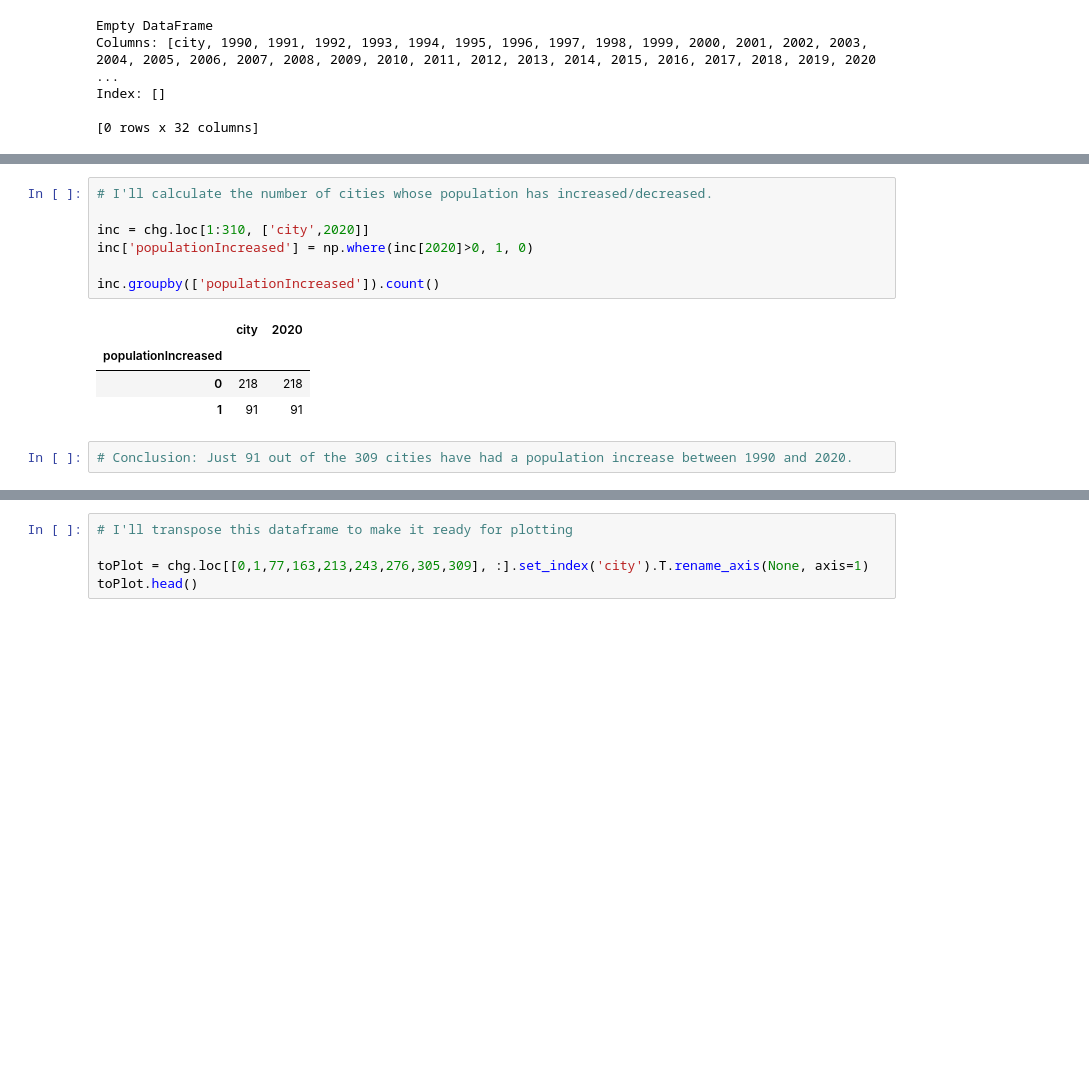
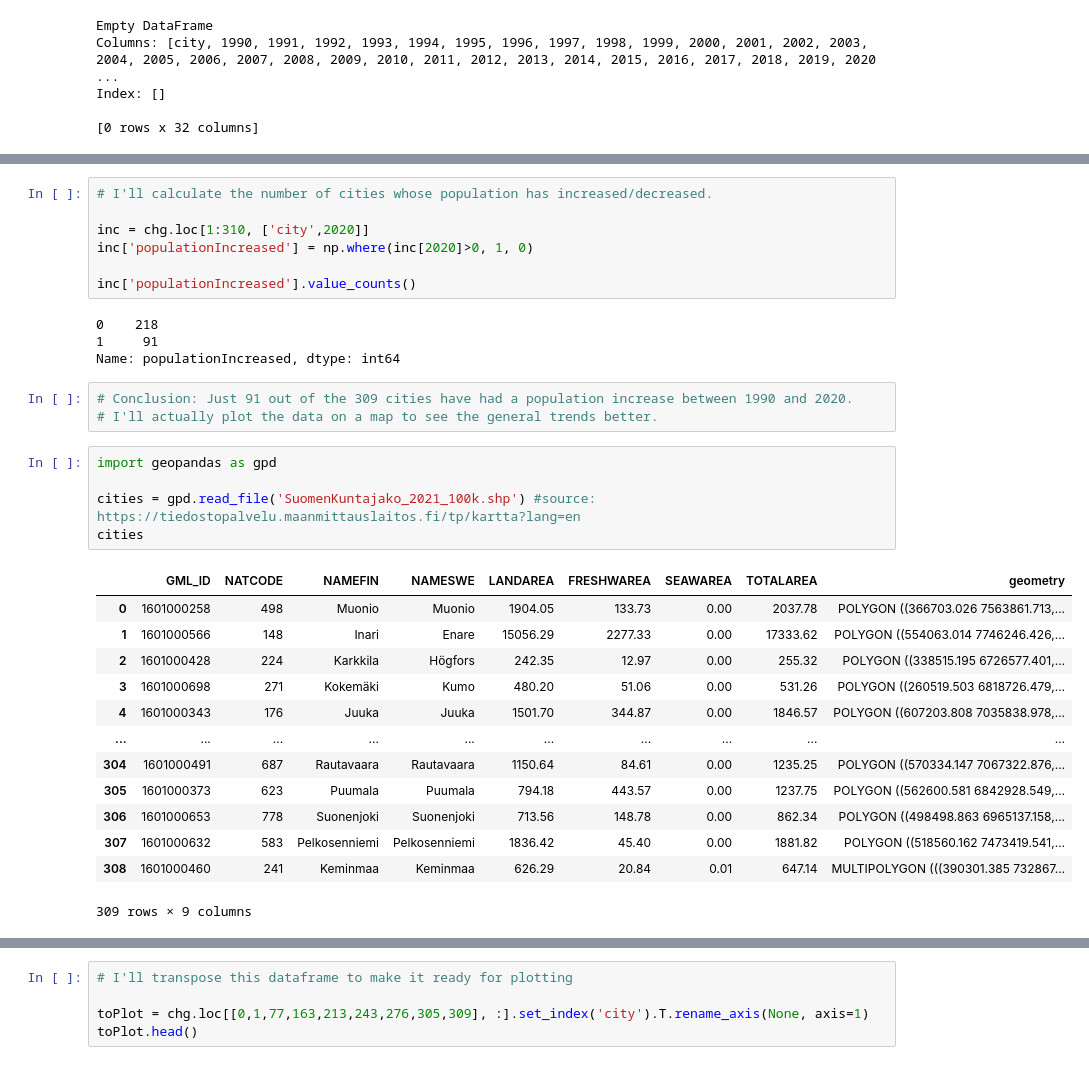
Before and after one commit to tnorr/data-analysis, a Jupyter notebook: population-finland/population-by-city.ipynb, the cells around one changed output, grey strips where cells are left out. Saved outputs shown, nothing was run; the diff lists cells and outputs as text; blank space fills up the shorter version.

```diff
--- a/population-finland/population-by-city.ipynb
+++ b/population-finland/population-by-city.ipynb
@@ -79,11 +79,30 @@ chg.head()
 inc = chg.loc[1:310, ['city',2020]]
 inc['populationIncreased'] = np.where(inc[2020]>0, 1, 0)
 
-inc.groupby(['populationIncreased']).count()
+inc['populationIncreased'].value_counts()
 # %% [output]
-|  | city | 2020 |
-| populationIncreased |  |  |
-| 0 | 218 | 218 |
-| 1 | 91 | 91 |
+0    218
+1     91
+Name: populationIncreased, dtype: int64
 # %%
 # Conclusion: Just 91 out of the 309 cities have had a population increase between 1990 and 2020.
+# I'll actually plot the data on a map to see the general trends better.
+# %%
+import geopandas as gpd
+
+cities = gpd.read_file('SuomenKuntajako_2021_100k.shp') #source: https://tiedostopalvelu.maanmittauslaitos.fi/tp/kartta?lang=en
+cities
+# %% [output]
+|  | GML_ID | NATCODE | NAMEFIN | NAMESWE | LANDAREA | FRESHWAREA | SEAWAREA | TOTALAREA | geometry |
+| 0 | 1601000258 | 498 | Muonio | Muonio | 1904.05 | 133.73 | 0.00 | 2037.78 | POLYGON ((366703.026 7563861.713,... |
+| 1 | 1601000566 | 148 | Inari | Enare | 15056.29 | 2277.33 | 0.00 | 17333.62 | POLYGON ((554063.014 7746246.426,... |
+| 2 | 1601000428 | 224 | Karkkila | Högfors | 242.35 | 12.97 | 0.00 | 255.32 | POLYGON ((338515.195 6726577.401,... |
+| 3 | 1601000698 | 271 | Kokemäki | Kumo | 480.20 | 51.06 | 0.00 | 531.26 | POLYGON ((260519.503 6818726.479,... |
+| 4 | 1601000343 | 176 | Juuka | Juuka | 1501.70 | 344.87 | 0.00 | 1846.57 | POLYGON ((607203.808 7035838.978,... |
+| ... | ... | ... | ... | ... | ... | ... | ... | ... | ... |
+| 304 | 1601000491 | 687 | Rautavaara | Rautavaara | 1150.64 | 84.61 | 0.00 | 1235.25 | POLYGON ((570334.147 7067322.876,... |
+| 305 | 1601000373 | 623 | Puumala | Puumala | 794.18 | 443.57 | 0.00 | 1237.75 | POLYGON ((562600.581 6842928.549,... |
+| 306 | 1601000653 | 778 | Suonenjoki | Suonenjoki | 713.56 | 148.78 | 0.00 | 862.34 | POLYGON ((498498.863 6965137.158,... |
+| 307 | 1601000632 | 583 | Pelkosenniemi | Pelkosenniemi | 1836.42 | 45.40 | 0.00 | 1881.82 | POLYGON ((518560.162 7473419.541,... |
+| 308 | 1601000460 | 241 | Keminmaa | Keminmaa | 626.29 | 20.84 | 0.01 | 647.14 | MULTIPOLYGON (((390301.385 732867... |
+309 rows × 9 columns
```
Also changed, not shown: parts of 10 cells of this notebook, 2 other files.
